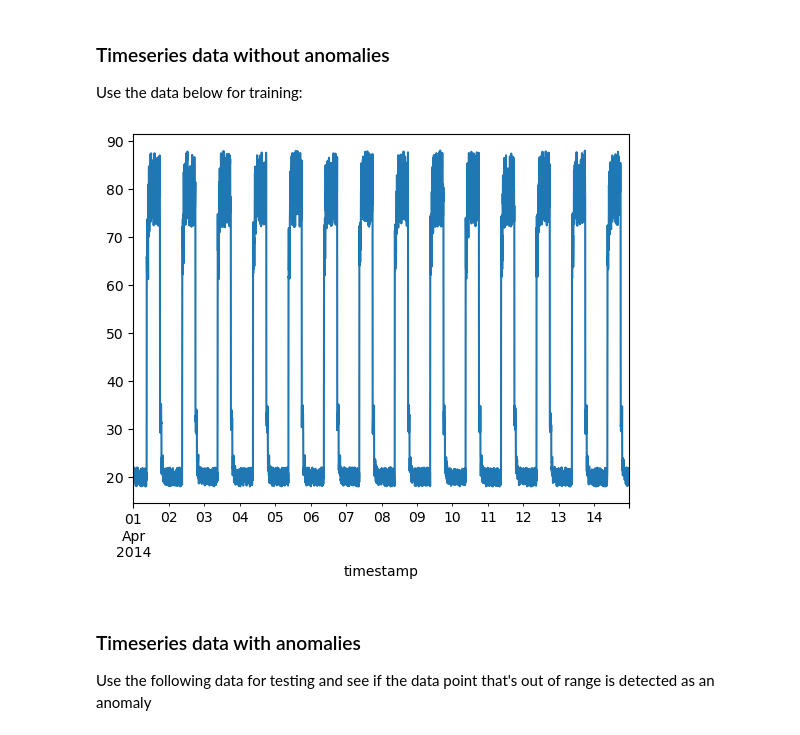
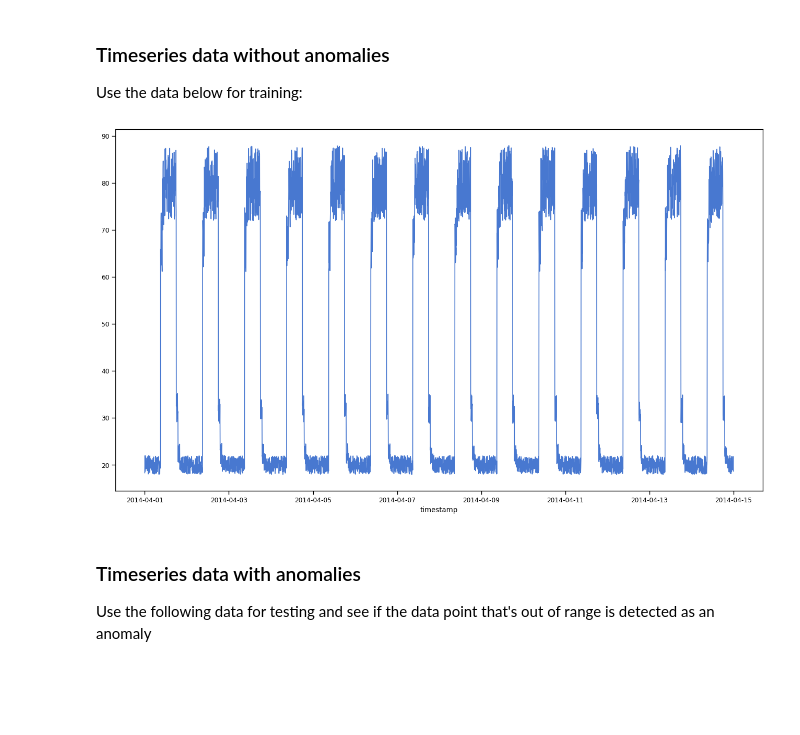
Before and after one commit to fabiofabrizi/ML-and-Stats-Portfolio, a Jupyter notebook: project/Keras Project.ipynb, the cells around one changed output. Drawn from its saved outputs; the diff is of its cells as text; code cells hidden in the pictures; blank space fills up the shorter version.

Commit message:
Changed to Seaborn for initial plots and slowly removing the red as I go

```diff
--- a/project/Keras Project.ipynb
+++ b/project/Keras Project.ipynb
@@ -158,12 +203,18 @@ timestamp
 ### Timeseries data without anomalies
 
 Use the data below for training:
-# %%
-fig, ax = plt.subplots()
-df_small_noise.plot(legend=False, ax=ax)
-plt.show()
-# %% [output]
-[figure, removed]
+# %%
+# Set colour palette
+sns.set_palette("muted")
+# Set style and figure size
+sns.set_context("paper", font_scale=1)
+fig, ax = plt.subplots(figsize=(16,9))
+
+# Plot the data
+sns.lineplot(data=df_small_noise, legend=False)
+plt.show()
+# %% [output]
+[figure, added]
 # %% [markdown]
 ### Timeseries data with anomalies
 
```
Also changed, not shown: parts of 19 cells of this notebook.
